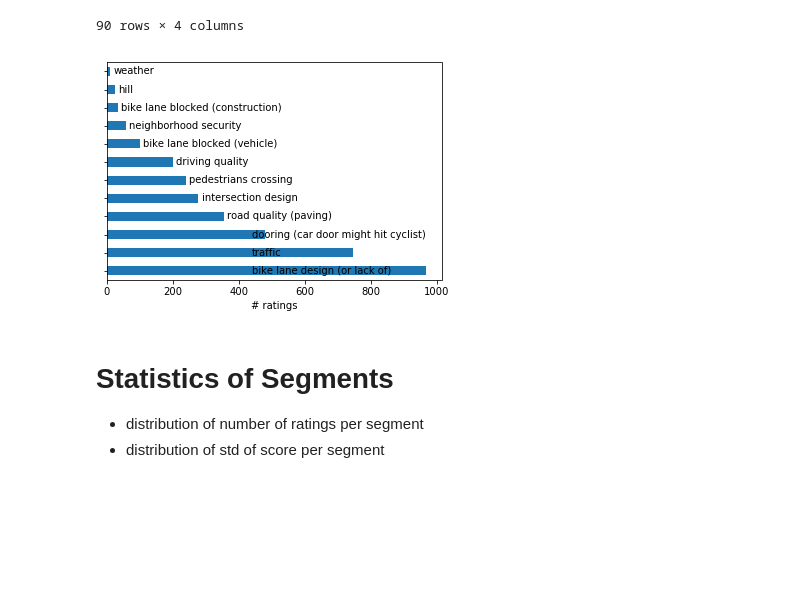
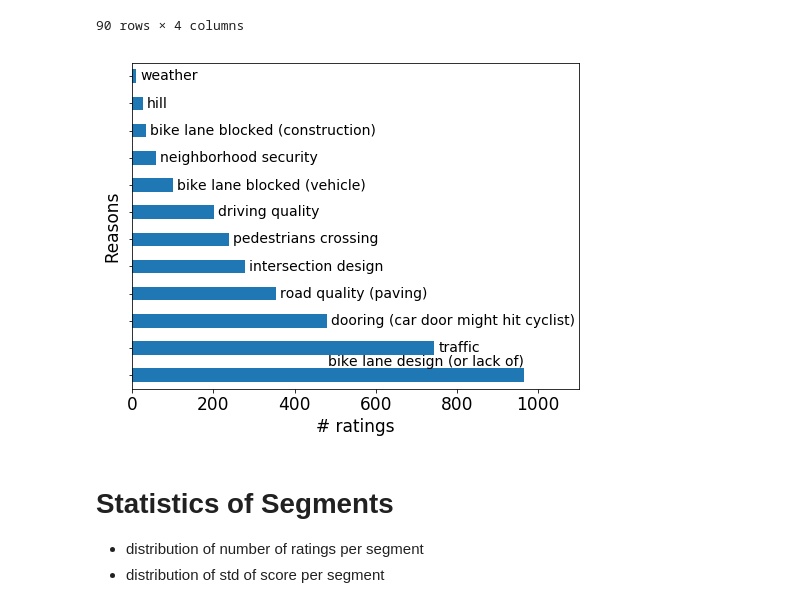
Before and after one commit to JHWu92/Cycling_safety, a Jupyter notebook: rating_platform/database report-1001.ipynb, the cells around one changed output. Cells and saved outputs as stored; diff of their text form; code cells hidden in the pictures; blank space fills up the shorter version.

Commit message:
update plots

```diff
--- a/rating_platform/database report-1001.ipynb
+++ b/rating_platform/database report-1001.ipynb
@@ -185,7 +185,7 @@ fn_suffix = ' (percentage)' if plot_pcnt else ''
 series = ratings.groupby('user_id').count().email
 if plot_pcnt:
     ax = series.plot(kind='hist', figsize=(8,6), rwidth=0.8, bins=range(0, 80, 10),
-                 weights=np.ones_like(series) / len(series))
+                 weights=np.ones_like(series) / len(series), fontsize=17)
     vals = ax.get_yticks()
     ax.set_yticklabels(['{:3.0f}%'.format(x*100) for x in vals])
 else:
@@ -194,14 +194,14 @@ else:
 for p in ax.patches:
     if p.get_height()!=0:
         height = '%.0f%% (%d)' % (p.get_height()*100, p.get_height()*num_users) if plot_pcnt else str(int(p.get_height()))
-        ax.annotate(height, (p.get_x() + p.get_width()/2 , p.get_height() + (0.005 if plot_pcnt else 1)), ha='center')
+        ax.annotate(height, (p.get_x() + p.get_width()/2 , p.get_height() + (0.005 if plot_pcnt else 1)), ha='center', fontsize=14)
 
 
-ax.set_xlabel('# ratings')
-ax.set_ylabel(('# users' if not plot_pcnt else '% users')+' total=%d' % num_users)
+ax.set_xlabel('# ratings', fontsize=17)
+ax.set_ylabel(('# users' if not plot_pcnt else '% users')+' total=%d' % num_users, fontsize=17)
 
 
 fig = ax.get_figure()
-fig.savefig(u'plots/distribution of number of ratings per user%s.eps' % fn_suffix, format='eps', bbox_inches='tight', pad_inches=0)
-fig.savefig(u'plots/distribution of number of ratings per user%s.png' % fn_suffix, format='png', bbox_inches='tight', pad_inches=0)
+fig.savefig(u'plots/distribution of number of ratings per user%s.eps' % fn_suffix, format='eps', bbox_inches='tight', pad_inches=0.05)
+fig.savefig(u'plots/distribution of number of ratings per user%s.png' % fn_suffix, format='png', bbox_inches='tight', pad_inches=0.05)
 # %% [output]
@@ -214,19 +214,24 @@ plot_pcnt = True
 fn_suffix = ' (percentage)' if plot_pcnt else ''
 df_to_plot = ratings.score.value_counts().to_frame().sort_index()
 if plot_pcnt: df_to_plot = df_to_plot/num_ratings
-ax = df_to_plot.plot(kind='bar', figsize=(8,6),legend=False)
+ax = df_to_plot.plot(kind='bar', figsize=(8,6),legend=False, fontsize=17)
 
 if plot_pcnt:
     vals = ax.get_yticks()
     ax.set_yticklabels(['{:3.0f}%'.format(x*100) for x in vals])
 
 
+for p in ax.patches:
+    if p.get_height()!=0:
+        height = '%.0f%% (%d)' % (p.get_height()*100, p.get_height()*num_ratings) if plot_pcnt else str(int(p.get_height()))
+        ax.annotate(height, (p.get_x() + p.get_width()/2 , p.get_height() + (0.003 if plot_pcnt else 1)), ha='center', fontsize=14)
+
 ax.set_xticklabels(df_to_plot.index, rotation=0)
 
-ax.set_xlabel('rating score')
-ax.set_ylabel('# ratings' if not plot_pcnt else '% ratings')
+ax.set_xlabel('rating score', fontsize=17)
+ax.set_ylabel(('# ratings' if not plot_pcnt else '% ratings')+' total=%d' % num_ratings, fontsize=17)
 
 fig = ax.get_figure()
-fig.savefig(u'plots/distribution of number of ratings per score%s.eps' % fn_suffix, format='eps', bbox_inches='tight', pad_inches=0)
-fig.savefig(u'plots/distribution of number of ratings per score%s.png' % fn_suffix, format='png', bbox_inches='tight', pad_inches=0)
+fig.savefig(u'plots/distribution of number of ratings per score%s.eps' % fn_suffix, format='eps', bbox_inches='tight', pad_inches=0.05)
+fig.savefig(u'plots/distribution of number of ratings per score%s.png' % fn_suffix, format='png', bbox_inches='tight', pad_inches=0.05)
 # %% [output]
@@ -367,33 +372,36 @@ temp = pd.Series([y for x in ratings.tags.fillna('').apply(lambda x: x.split(','
 # %%
 plot_pcnt = False
 fn_suffix = ' (percentage)' if plot_pcnt else ''
 series_to_plot = temp[temp!=''].apply(clean_tag).value_counts()
 factors = series_to_plot.index.tolist()
 series_to_plot.index = [''  for i in range(series_to_plot.shape[0])]
 if plot_pcnt: series_to_plot = series_to_plot/num_ratings
-ax = series_to_plot.plot(kind='barh')
+ax = series_to_plot.plot(kind='barh', figsize=(8,6), fontsize=17)
 if plot_pcnt:
     vals = ax.get_xticks()
     ax.set_xticklabels(['{:3.0f}%'.format(x*100) for x in vals])
 
 
-ax.set_xlabel('# ratings' if not plot_pcnt else '% ratings')
-
+ax.set_xlabel('# ratings' if not plot_pcnt else '% ratings', fontsize=17)
+ax.set_ylabel('Reasons', fontsize=17)
+ax.set_xlim(right=1100)
 max_x = series_to_plot.max()
 offset = 10 if not plot_pcnt else 0.01
 for i, r in enumerate(ax.patches):
-    ax.text(r.get_width()+offset if r.get_width()<max_x/2.2 else max_x/2.2, # set label on the opposite side
-                r.get_y() + r.get_height()/5.,factors[i],
+    if i==0:
+        ax.text(r.get_width() , r.get_y() + r.get_height()*1.2,factors[i], fontsize=14, ha='right')
+    else:
+        ax.text(r.get_width()+offset , r.get_y() + r.get_height()/5.,factors[i], fontsize=14,
 #            bbox={"facecolor":"white",
 #                       "alpha":0.2,
 #                       "pad":1}
            )
 
 fig = ax.get_figure()
-fig.savefig(u'plots/distribution of factors affecting ratings%s.eps' % fn_suffix, format='eps', bbox_inches='tight', pad_inches=0)
-fig.savefig(u'plots/distribution of factors affecting ratings%s.png' % fn_suffix, format='png', bbox_inches='tight', pad_inches=0)
+fig.savefig(u'plots/distribution of factors affecting ratings%s.eps' % fn_suffix, format='eps', bbox_inches='tight', pad_inches=0.05)
+fig.savefig(u'plots/distribution of factors affecting ratings%s.png' % fn_suffix, format='png', bbox_inches='tight', pad_inches=0.05)
 # %% [output]
-[figure, old version]
+[figure, new version]
 # %% [markdown]
 # Statistics of Segments
 
```
Also changed, not shown: parts of 3 cells of this notebook, 6 other files.
